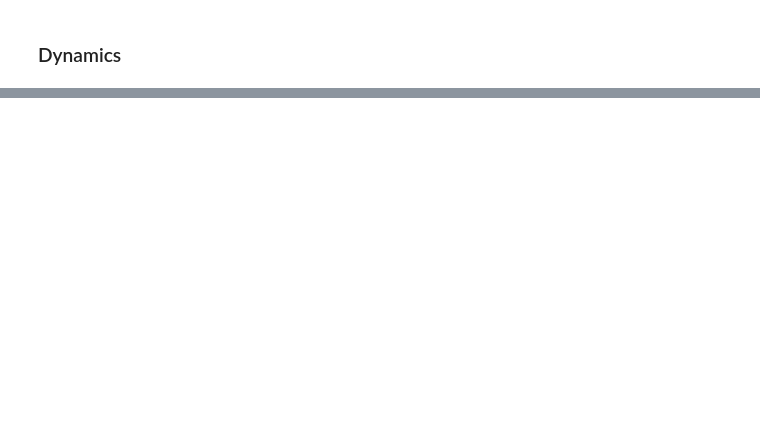
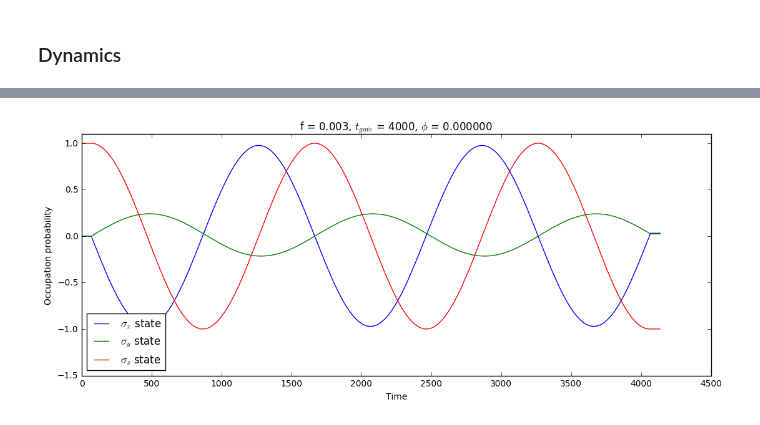
Before and after one commit to safoex/qubitlab, a Jupyter notebook: python/qutip/pulses N-d (transmon).ipynb, the cells around one changed output, grey strips where cells are left out. Cells and saved outputs as stored; diff of their text form; code cells hidden in the pictures; blank space fills up the shorter version.

```diff
--- a/python/qutip/pulses N-d (transmon).ipynb
+++ b/python/qutip/pulses N-d (transmon).ipynb
@@ -187,0 +216,4 @@ min(output2.expect[2])
+# %%
+visualize_output2(output2)
+# %% [output]
+[figure, added]
```
Also changed, not shown: parts of 11 cells of this notebook, 2 other files.
